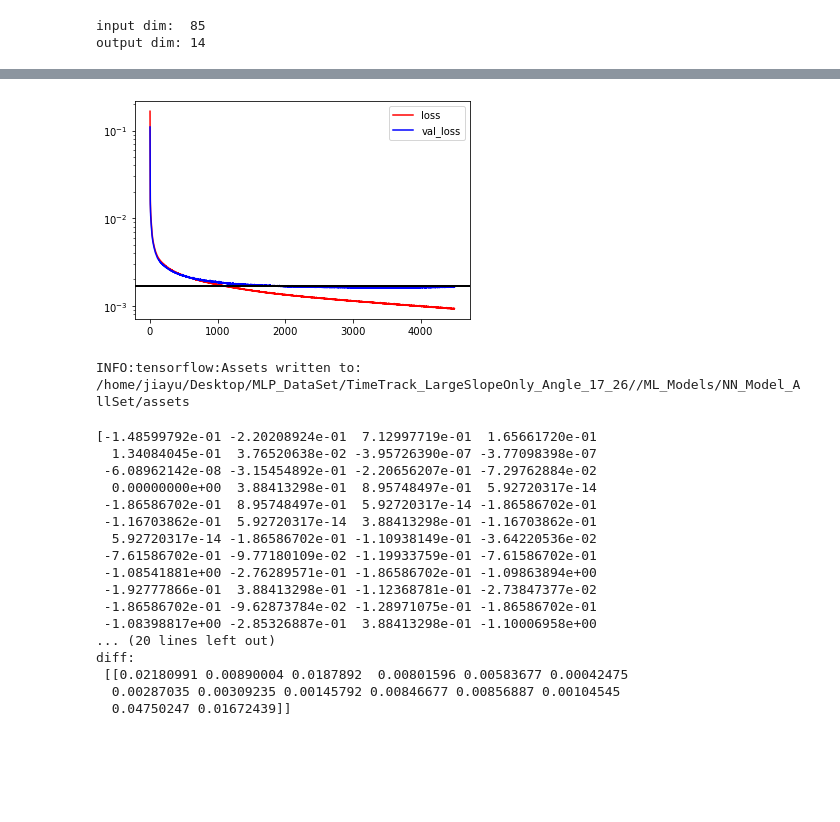
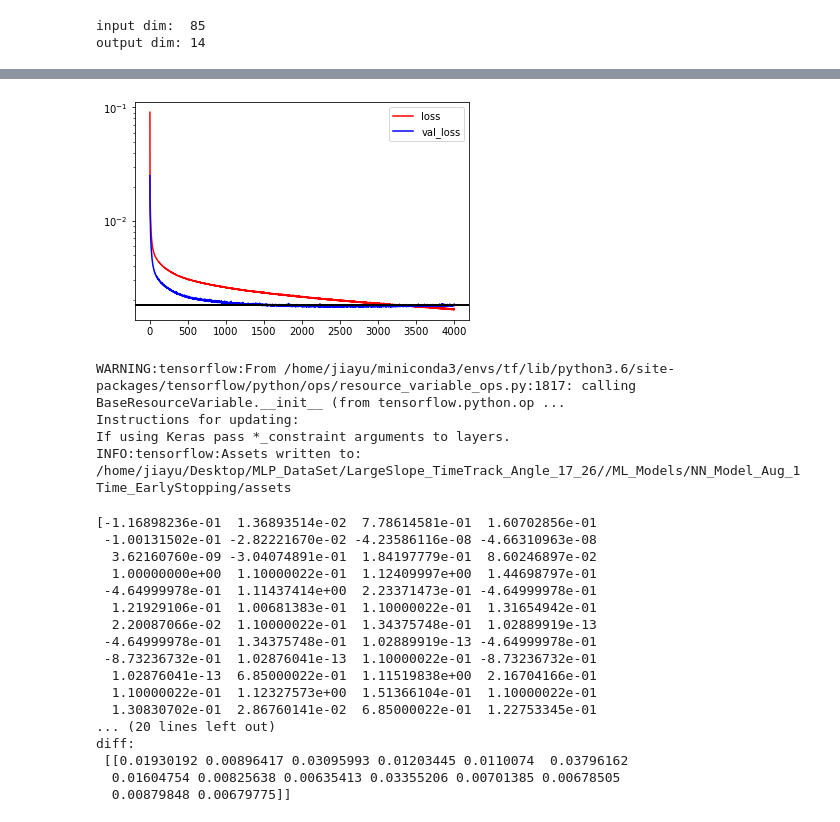
Before and after one commit to jjiayu/multicontact_learning_local_objectives, a Jupyter notebook: python/machine_learning/LocalObj_Training_MultiDataSet.ipynb, the cells around one changed output, grey strips where cells are left out. Drawn from its saved outputs; the diff is of its cells as text; code cells hidden in the pictures; blank space fills up the shorter version.

```diff
--- a/python/machine_learning/LocalObj_Training_MultiDataSet.ipynb
+++ b/python/machine_learning/LocalObj_Training_MultiDataSet.ipynb
@@ -20,13 +20,19 @@ Double check the Path for storing trajectories is correct
 #workingDirectory = "/media/jiayu/Seagate/Rubbles_AddVarSteps_1to2StepbeforeFail_RemovebyClip/"
 #workingDirectory = "/media/jiayu/Seagate/Rubbles_Add2Steps_1StepbeforeFail_RemovebyClip/"
 #workingDirectory = "/media/jiayu/Seagate/LargeSlope_Angle_17_26/"
-workingDirectory = "/home/jiayu/Desktop/MLP_DataSet/TimeTrack_LargeSlopeOnly_Angle_17_26/"
+workingDirectory = "/home/jiayu/Desktop/MLP_DataSet/LargeSlope_TimeTrack_Angle_17_26/"
 
 #NOTE: need to have "/" at the end
 print("Double Check we provide the Correct Traj Path: \n", workingDirectory)
 
 #Define dataset folder
-TrainingSetPath = [workingDirectory + "/DataSet/"+"Training_AllSet"]
+TrainingSetPath = [workingDirectory + "/DataSet/"+"TrainingInit",
+                   workingDirectory + "/DataSet/"+"TrainingAug1Time_1StepBeforeFail_TrackTrainingExtra_InitSet",
+                   workingDirectory + "/DataSet/"+"TrainingAug1Time_1StepBeforeFail_TrackTrainingInit_InitSet",
+                   workingDirectory + "/DataSet/"+"TrainingAug1Time_2StepBeforeFail_TrackTrainingExtra_InitSet",
+                   workingDirectory + "/DataSet/"+"TrainingAug1Time_2StepBeforeFail_TrackTrainingInit_InitSet",
+                   workingDirectory + "/DataSet/"+"TrainingAug1Time_3StepBeforeFail_TrackTrainingExtra_InitSet",
+                   workingDirectory + "/DataSet/"+"TrainingAug1Time_3StepBeforeFail_TrackTrainingInit_InitSet"]
 
 # TrainingSetPath = [workingDirectory + "/DataSet/"+"TrainingSet_Initial",
 #                    workingDirectory + "/DataSet/"+"TrainingAug2Steps_1StepbeforeFail_1Time_RemovebyClip",]
@@ -215,5 +221,5 @@ model.compile(optimizer=tf.keras.optimizers.Adam(lr=0.00005), loss='mse') #0.000
 #history = model.fit(x_train, y_train, epochs = 50000, validation_split=0.0, batch_size = x_train.shape[0])
 #history = model.fit(x_train, y_train, epochs = 3000, validation_split=0.0, batch_size = 1280) #1280
 #Batch size = 1280 for remove outlier, 2560 for keep outlier
-history = model.fit(x = x_train, y = y_train, epochs = 4500, batch_size = 1280, validation_data = (x_valid, y_valid),shuffle=True) #1280, 1000 epoch
+history = model.fit(x = x_train, y = y_train, epochs = 4000, batch_size = 1280, validation_data = (x_valid, y_valid),shuffle=True) #1280, 1000 epoch
 # %% [output]
@@ -237,21 +243,24 @@ Epoch 3894/4500
 # %%
 #Plot Training Progree
 plt.plot(history.history['loss'], 'r', label='loss')
 plt.yscale("log")
 plt.plot(history.history['val_loss'], 'b', label='val_loss') if 'val_loss' in history.history else None
 plt.legend()
-plt.axhline(y=0.0017, xmin=0, xmax=5, linewidth=2, color = 'k')
+plt.axhline(y=0.0018, xmin=0, xmax=5, linewidth=2, color = 'k')
 plt.show()
 # %% [output]
-[figure, old version]
+[figure, new version]
 # %%
 #Save Trained Model
 #MLmodel_name = "NN_Model_Valid_" + trainingset["PreProcessMode"] + "_Dagger_InitSet_2Iter"
 #MLmodel_name = "NN_Model" + "_" + "AugVarStep_1to2StepbeforeFail_3Time_RemovebyClip_SmallThre"
-MLmodel_name = "NN_Model" + "_" + "AllSet"
+MLmodel_name = "NN_Model" + "_" + "Aug_1Time_EarlyStopping"
 model.save(ML_Model_Path + MLmodel_name)
 # %% [output]
-INFO:tensorflow:Assets written to: /home/jiayu/Desktop/MLP_DataSet/TimeTrack_LargeSlopeOnly_Angle_17_26//ML_Models/NN_Model_AllSet/assets
+WARNING:tensorflow:From /home/jiayu/miniconda3/envs/tf/lib/python3.6/site-packages/tensorflow/python/ops/resource_variable_ops.py:1817: calling BaseResourceVariable.__init__ (from tensorflow.python.op ...
+Instructions for updating:
+If using Keras pass *_constraint arguments to layers.
+INFO:tensorflow:Assets written to: /home/jiayu/Desktop/MLP_DataSet/LargeSlope_TimeTrack_Angle_17_26//ML_Models/NN_Model_Aug_1Time_EarlyStopping/assets
 # %%
 #Save DataSet Setttings
 datasetSettings = {"Shift_World_Frame_Type":trainingset["Shift_World_Frame_Type"],
@@ -294,23 +303,23 @@ print("predicted result: \n",y_pred_originalform)
 print("true value: \n",y_true_originalform)
 print("diff: \n", np.absolute(y_pred_originalform - y_true_originalform))
 # %% [output]
-[-1.48599792e-01 -2.20208924e-01  7.12997719e-01  1.65661720e-01
-  1.34084045e-01  3.76520638e-02 -3.95726390e-07 -3.77098398e-07
- -6.08962142e-08 -3.15454892e-01 -2.20656207e-01 -7.29762884e-02
-  0.00000000e+00  3.88413298e-01  8.95748497e-01  5.92720317e-14
- -1.86586702e-01  8.95748497e-01  5.92720317e-14 -1.86586702e-01
- -1.16703862e-01  5.92720317e-14  3.88413298e-01 -1.16703862e-01
-  5.92720317e-14 -1.86586702e-01 -1.10938149e-01 -3.64220536e-02
- -7.61586702e-01 -9.77180109e-02 -1.19933759e-01 -7.61586702e-01
- -1.08541881e+00 -2.76289571e-01 -1.86586702e-01 -1.09863894e+00
- -1.92777866e-01  3.88413298e-01 -1.12368781e-01 -2.73847377e-02
- -1.86586702e-01 -9.62873784e-02 -1.28971075e-01 -1.86586702e-01
- -1.08398817e+00 -2.85326887e-01  3.88413298e-01 -1.10006958e+00
+[-1.16898236e-01  1.36893514e-02  7.78614581e-01  1.60702856e-01
+ -1.00131502e-01 -2.82221670e-02 -4.23586116e-08 -4.66310963e-08
+  3.62160760e-09 -3.04074891e-01  1.84197779e-01  8.60246897e-02
+  1.00000000e+00  1.10000022e-01  1.12409997e+00  1.44698797e-01
+ -4.64999978e-01  1.11437414e+00  2.23371473e-01 -4.64999978e-01
+  1.21929106e-01  1.00681383e-01  1.10000022e-01  1.31654942e-01
+  2.20087066e-02  1.10000022e-01  1.34375748e-01  1.02889919e-13
+ -4.64999978e-01  1.34375748e-01  1.02889919e-13 -4.64999978e-01
+ -8.73236732e-01  1.02876041e-13  1.10000022e-01 -8.73236732e-01
+  1.02876041e-13  6.85000022e-01  1.11519838e+00  2.16704166e-01
+  1.10000022e-01  1.12327573e+00  1.51366104e-01  1.10000022e-01
+  1.30830702e-01  2.86760141e-02  6.85000022e-01  1.22753345e-01
 ... (20 lines left out)
 diff:
- [[0.02180991 0.00890004 0.0187892  0.00801596 0.00583677 0.00042475
-  0.00287035 0.00309235 0.00145792 0.00846677 0.00856887 0.00104545
-  0.04750247 0.01672439]]
+ [[0.01930192 0.00896417 0.03095993 0.01203445 0.0110074  0.03796162
+  0.01604754 0.00825638 0.00635413 0.03355206 0.00701385 0.00678505
+  0.00879848 0.00679775]]
 # %%
 #Error Stat with Training Set
 import matplotlib.pyplot as plt
```
Also changed, not shown: parts of 6 cells of this notebook, 10 other files.
